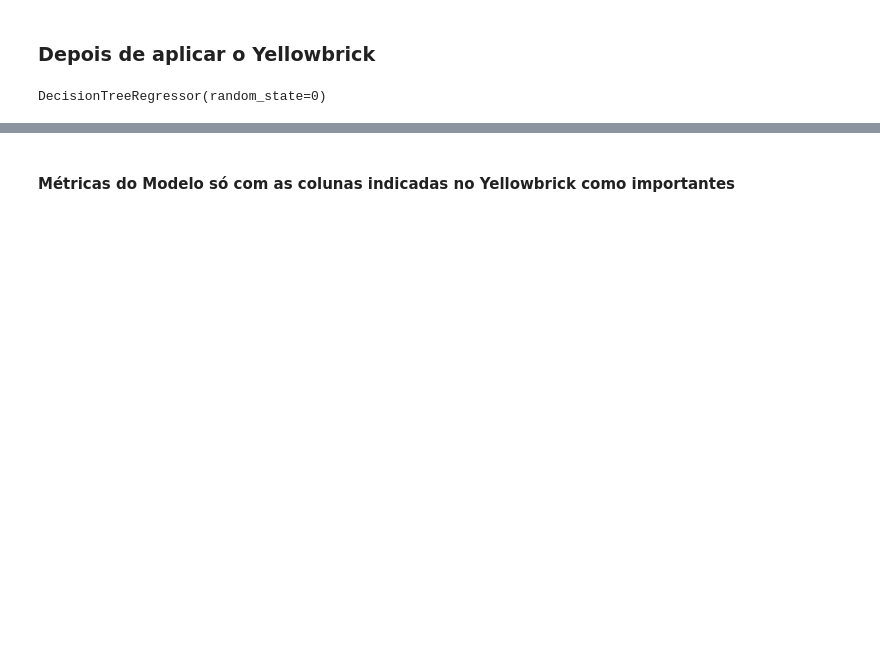
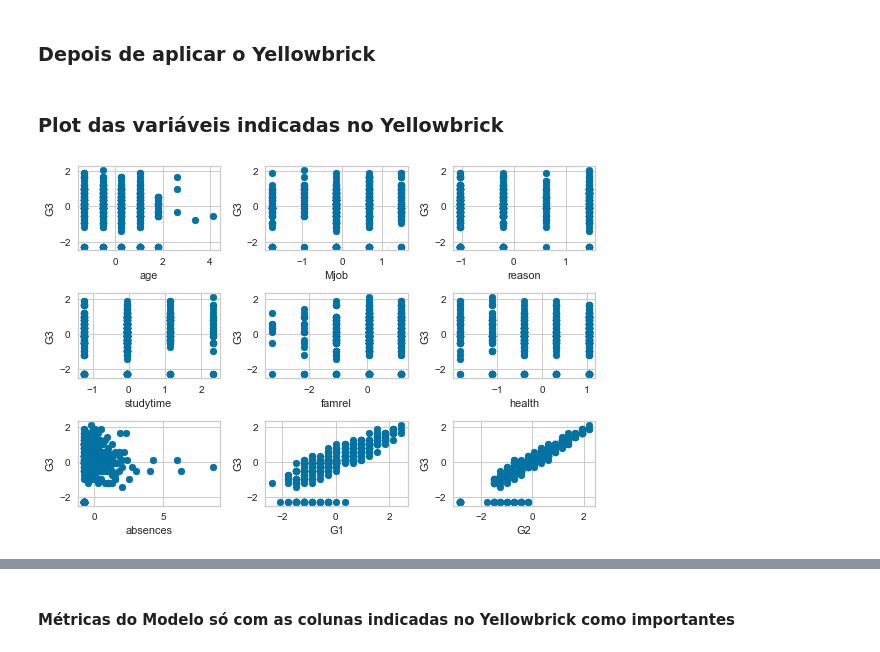
Before and after one commit to analiciabraga/desafioML, a Jupyter notebook: DesafioML-NotaFinal.ipynb, the cells around one changed output, grey strips where cells are left out. Drawn from its saved outputs; the diff is of its cells as text; code cells hidden in the pictures; blank space fills up the shorter version.

```diff
--- a/DesafioML-NotaFinal.ipynb
+++ b/DesafioML-NotaFinal.ipynb
@@ -165,12 +159,44 @@ df_notas3 = df_notas.loc[:, ['age', 'famrel', 'health', 'absences', 'G1', 'G2']]
-# %%
-X = df_notas3
-y = df_notas['G3']
-regressor2= DecisionTreeRegressor(random_state = 0)
-
-#Variável teste
-X_train, X_test, y_train, y_test = train_test_split(X, y, test_size=0.3, random_state=42)
-
-#fit tregressor with X and y data
-regressor2.fit(X_train, y_train)
-# %% [output]
-DecisionTreeRegressor(random_state=0)
+# %% [markdown]
+### Plot das variáveis indicadas no Yellowbrick
+# %%
+# Cria gráficos que demonstram as posições dos dados usando as variáveis indicadas no Yellowbrick, em uma matriz (3,3)
+fig, ax = plt.subplots(3, 3)
+ax[0,0].scatter(X.iloc[:,2],y);
+ax[0,0].set_xlabel('age');
+ax[0,0].set_ylabel('G3');
+
+ax[0,1].scatter(X.iloc[:,8],y);
+ax[0,1].set_xlabel('Mjob');
+ax[0,1].set_ylabel('G3');
+
+ax[0,2].scatter(X.iloc[:,10],y);
+ax[0,2].set_xlabel('reason');
+ax[0,2].set_ylabel('G3');
+
+ax[1,0].scatter(X.iloc[:,13],y);
+ax[1,0].set_xlabel('studytime');
+ax[1,0].set_ylabel('G3');
+
+ax[1,1].scatter(X.iloc[:,23],y);
+ax[1,1].set_xlabel('famrel');
+ax[1,1].set_ylabel('G3');
+
+ax[1,2].scatter(X.iloc[:,28],y);
+ax[1,2].set_xlabel('health');
+ax[1,2].set_ylabel('G3');
+
+ax[2,0].scatter(X.iloc[:,29],y);
+ax[2,0].set_xlabel('absences');
+ax[2,0].set_ylabel('G3');
+
+ax[2,1].scatter(X.iloc[:,30],y);
+ax[2,1].set_xlabel('G1');
+ax[2,1].set_ylabel('G3');
+
+ax[2,2].scatter(X.iloc[:,31],y);
+ax[2,2].set_xlabel('G2');
+ax[2,2].set_ylabel('G3');
+
+plt.tight_layout();
+# %% [output]
+[figure, added]
```
Also changed, not shown: parts of 26 cells of this notebook.
